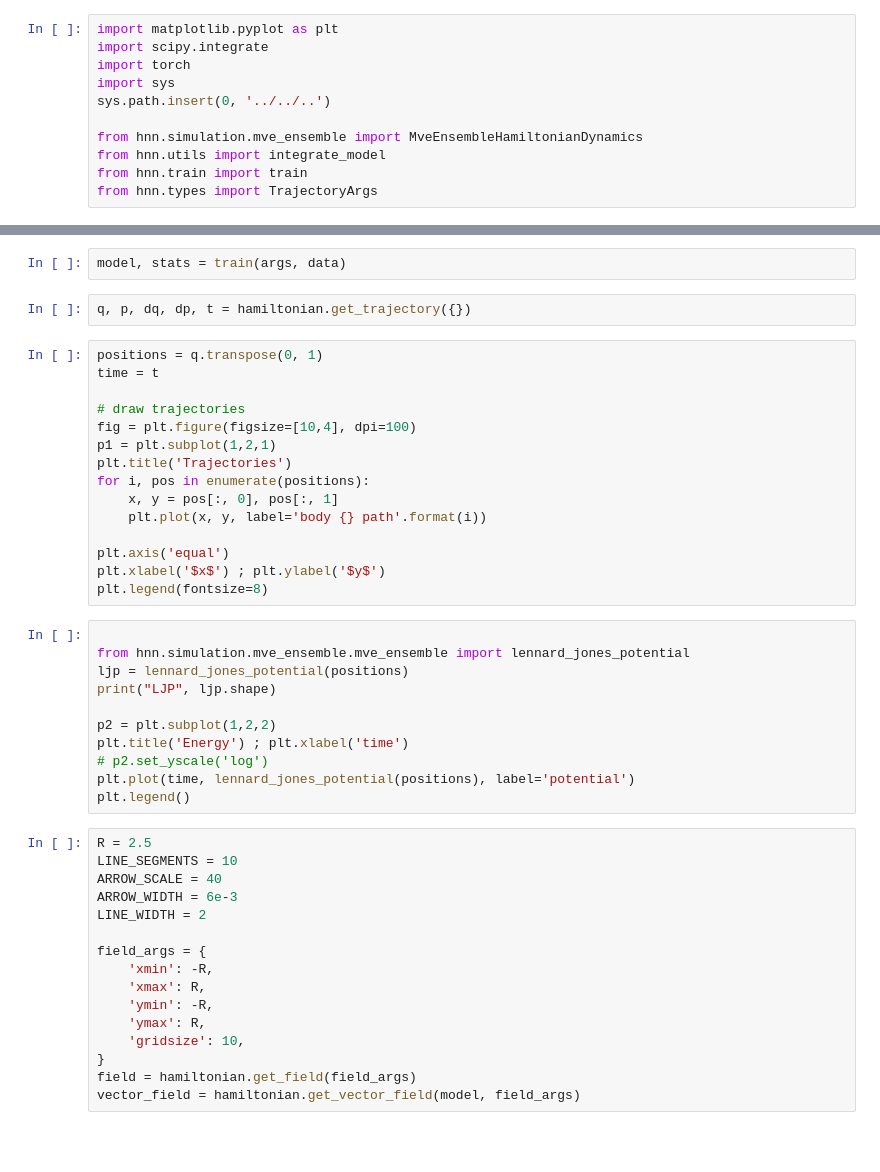
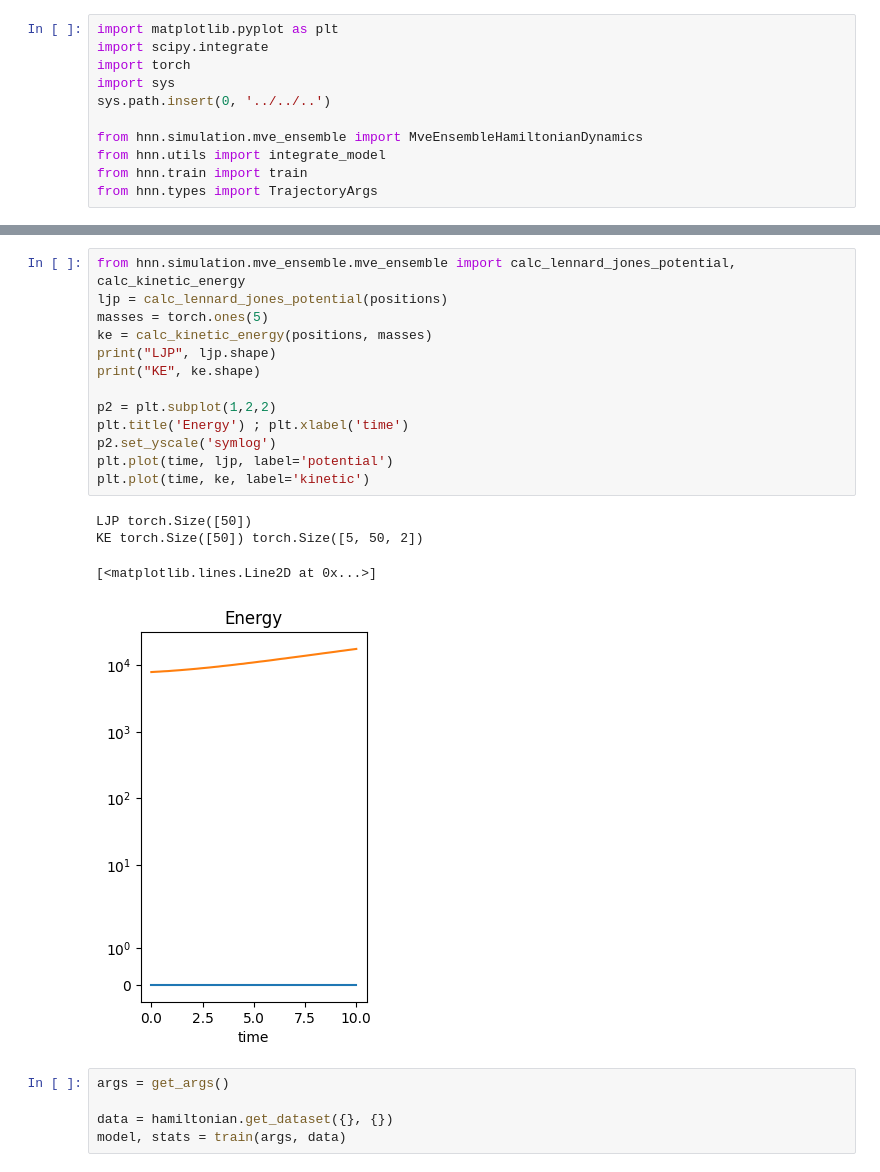
Before and after one commit to kristinlindquist/pinns, a Jupyter notebook: src/hnn/simulation/mve_ensemble/run.ipynb, the cells around one changed output, grey strips where cells are left out. Saved outputs shown, nothing was run; the diff lists cells and outputs as text; blank space fills up the shorter version.

```diff
--- a/src/hnn/simulation/mve_ensemble/run.ipynb
+++ b/src/hnn/simulation/mve_ensemble/run.ipynb
@@ -43,46 +56,23 @@ data = hamiltonian.get_dataset({}, {})
+# %%
+from hnn.simulation.mve_ensemble.mve_ensemble import calc_lennard_jones_potential, calc_kinetic_energy
+ljp = calc_lennard_jones_potential(positions)
+masses = torch.ones(5)
+ke = calc_kinetic_energy(positions, masses)
+print("LJP", ljp.shape)
+print("KE", ke.shape)
+
+p2 = plt.subplot(1,2,2)
+plt.title('Energy') ; plt.xlabel('time')
+p2.set_yscale('symlog')
+plt.plot(time, ljp, label='potential')
+plt.plot(time, ke, label='kinetic')
+# %% [output]
+LJP torch.Size([50])
+KE torch.Size([50]) torch.Size([5, 50, 2])
+[<matplotlib.lines.Line2D at 0x...>]
+[figure, added]
 # %%
+args = get_args()
+
+data = hamiltonian.get_dataset({}, {})
 model, stats = train(args, data)
-# %%
-q, p, dq, dp, t = hamiltonian.get_trajectory({})
-# %%
-positions = q.transpose(0, 1)
-time = t
-
-# draw trajectories
-fig = plt.figure(figsize=[10,4], dpi=100)
-p1 = plt.subplot(1,2,1)
-plt.title('Trajectories')
-for i, pos in enumerate(positions):
-    x, y = pos[:, 0], pos[:, 1]
-    plt.plot(x, y, label='body {} path'.format(i))
-
-plt.axis('equal')
-plt.xlabel('$x$') ; plt.ylabel('$y$')
-plt.legend(fontsize=8)
-# %%
-
-from hnn.simulation.mve_ensemble.mve_ensemble import lennard_jones_potential
-ljp = lennard_jones_potential(positions)
-print("LJP", ljp.shape)
-
-p2 = plt.subplot(1,2,2)
-plt.title('Energy') ; plt.xlabel('time')
-# p2.set_yscale('log')
-plt.plot(time, lennard_jones_potential(positions), label='potential')
-plt.legend()
-# %%
-R = 2.5
-LINE_SEGMENTS = 10
-ARROW_SCALE = 40
-ARROW_WIDTH = 6e-3
-LINE_WIDTH = 2
-
-field_args = {
-    'xmin': -R,
-    'xmax': R,
-    'ymin': -R,
-    'ymax': R,
-    'gridsize': 10,
-}
-field = hamiltonian.get_field(field_args)
-vector_field = hamiltonian.get_vector_field(model, field_args)
```
Also changed, not shown: parts of 6 cells of this notebook, 6 other files.
